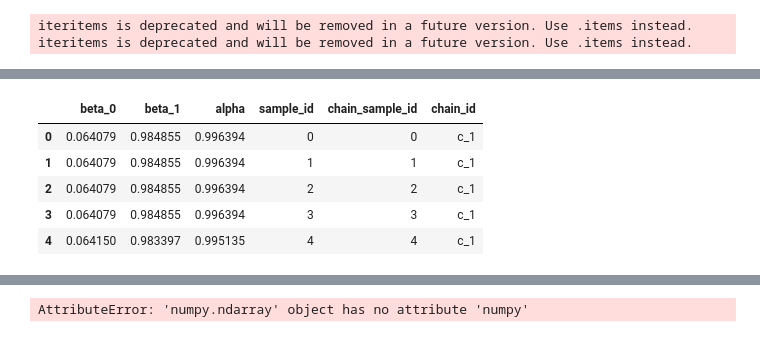
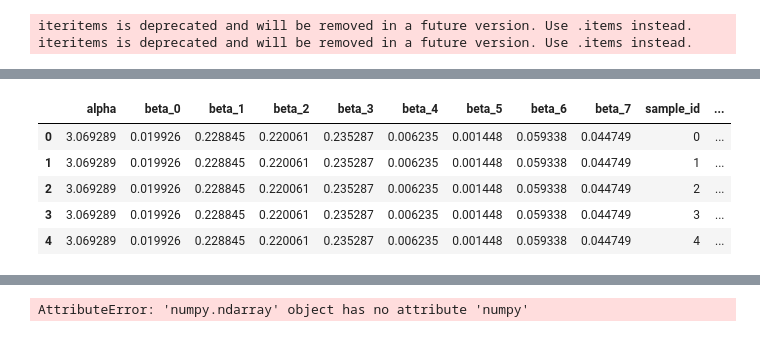
Before and after one commit to thecml/baysurv-wip, a Jupyter notebook: notebooks/mcmc_mul_features.ipynb, the cells around one changed output, grey strips where cells are left out. Cells and saved outputs as stored; diff of their text form; code cells hidden in the pictures.

```diff
--- a/notebooks/mcmc_mul_features.ipynb
+++ b/notebooks/mcmc_mul_features.ipynb
@@ -118,0 +91,27 @@ def run_chain():
+# %%
+"""
+bias_size = [1]
+coeffs_size = [n_dims, 1]
+initial_states = [tf.zeros(bias_size, name='init_alpha'),
+                  tf.zeros(coeffs_size, name='init_coeffs')]
+"""
+number_of_steps = 1000
+number_burnin_steps = 1000
+
+n_chains = 1
+initial_coeffs = obs_model.sample(n_chains)
+unnormalized_post_log_prob = lambda *args: log_prob(x_obs, x_cens, y_obs, y_cens, *args)
+
+samples = sample_hmc(unnormalized_post_log_prob, [tf.zeros_like(initial_coeffs[0]),
+                                                  tf.zeros_like(initial_coeffs[1])],
+                     n_steps=number_of_steps, n_burnin_steps=number_burnin_steps)
+# %%
+# Save alpha and betas
+alphas = samples[0].numpy().flatten()
+betas = np.zeros((n_dims, number_of_steps))
+
+for i in range(n_dims):
+    betas[i] = samples[1][:,i].numpy().flatten()
+
+print(alphas.mean())
+print(betas.mean())
@@ -118,0 +133,11 @@ def run_chain():
+# %%
+# plotting the Posterior Samples
+plt.figure(figsize=(5,3))
+plt.plot(np.arange(number_of_steps), alphas, color=TFColor[0])
+plt.title('HMC α convergence progression', fontsize=14)
+
+for i in range(betas.shape[0]):
+    plt.figure(figsize=(5,3))
+    plt.plot(np.arange(number_of_steps), betas[i], color=TFColor[1])
+    plt.title(f'HMC β_{i} convergence progression', fontsize=14)
+    plt.show()
@@ -120,7 +195,8 @@ def run_chain():
 # Set number of chains.
 num_chains = 4
 # Run sampling.
-chains = [run_chain() for i in range(num_chains)]
+chains = [sample_hmc(unnormalized_post_log_prob, initial_states,
+                     n_steps=number_of_steps, n_burnin_steps=number_burnin_steps) for i in range(num_chains)]
 # %%
 chains_t = list(map(list, zip(*chains)))
 chains_samples = [tf.squeeze(tf.concat(samples, axis=0)) for samples in chains_t]
@@ -127,27 +223,27 @@ chains_samples = [tf.squeeze(tf.concat(samples, axis=0)) for samples in chains_t
 # %%
 chains_df = pd.concat(
     objs=[pd.DataFrame(samples.numpy()) for samples in chains_samples],
     axis=1
 )
 
-params = ['beta_0', 'beta_1', 'alpha']
+params = ['alpha'] + [f'beta_{i}' for i in range(n_dims)]
 chains_df.columns = params
 
 chains_df = chains_df \
     .assign(
         sample_id=lambda x: range(x.shape[0]),
         chain_sample_id=lambda x: x['sample_id'] % number_of_steps,
         chain_id=lambda x: (x['sample_id'] / number_of_steps).astype(int) + 1
     ) \
     .assign(chain_id=lambda x: 'c_' + x['chain_id'].astype(str)) \
 
 
 chains_df.head()
 # %% [output]
-|  | beta_0 | beta_1 | alpha | sample_id | chain_sample_id | chain_id |
-| 0 | 0.064079 | 0.984855 | 0.996394 | 0 | 0 | c_1 |
-| 1 | 0.064079 | 0.984855 | 0.996394 | 1 | 1 | c_1 |
-| 2 | 0.064079 | 0.984855 | 0.996394 | 2 | 2 | c_1 |
-| 3 | 0.064079 | 0.984855 | 0.996394 | 3 | 3 | c_1 |
-| 4 | 0.064150 | 0.983397 | 0.995135 | 4 | 4 | c_1 |
+|  | alpha | beta_0 | beta_1 | beta_2 | beta_3 | beta_4 | beta_5 | beta_6 | beta_7 | sample_id | ... |
+| 0 | 3.069289 | 0.019926 | 0.228845 | 0.220061 | 0.235287 | 0.006235 | 0.001448 | 0.059338 | 0.044749 | 0 | ... |
+| 1 | 3.069289 | 0.019926 | 0.228845 | 0.220061 | 0.235287 | 0.006235 | 0.001448 | 0.059338 | 0.044749 | 1 | ... |
+| 2 | 3.069289 | 0.019926 | 0.228845 | 0.220061 | 0.235287 | 0.006235 | 0.001448 | 0.059338 | 0.044749 | 2 | ... |
+| 3 | 3.069289 | 0.019926 | 0.228845 | 0.220061 | 0.235287 | 0.006235 | 0.001448 | 0.059338 | 0.044749 | 3 | ... |
+| 4 | 3.069289 | 0.019926 | 0.228845 | 0.220061 | 0.235287 | 0.006235 | 0.001448 | 0.059338 | 0.044749 | 4 | ... |
 # %%
```
Also changed, not shown: parts of 32 cells of this notebook, 7 other files.
